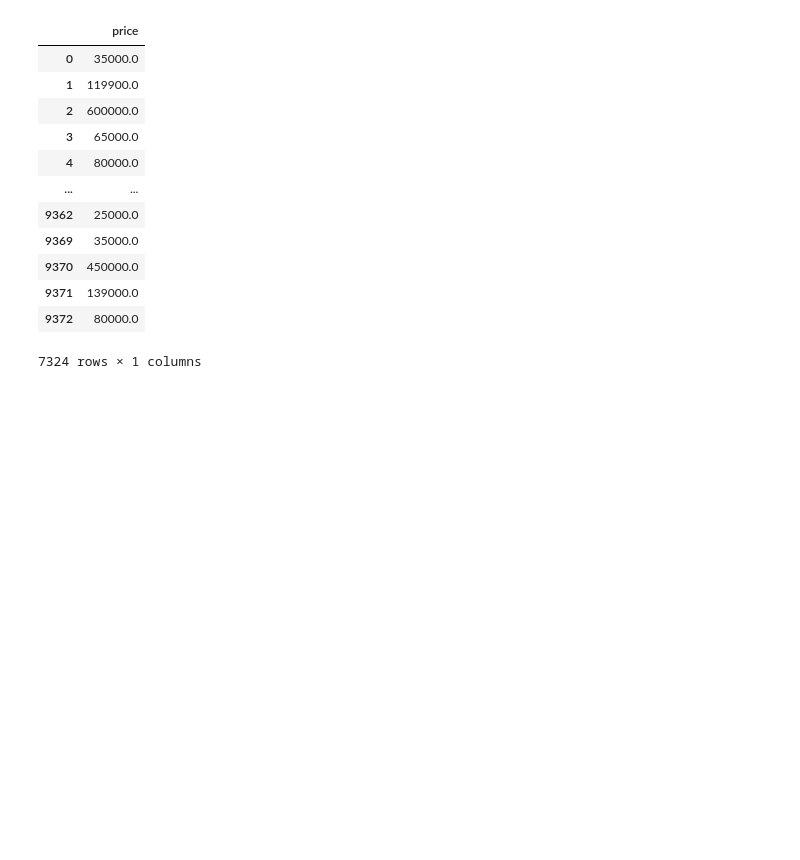
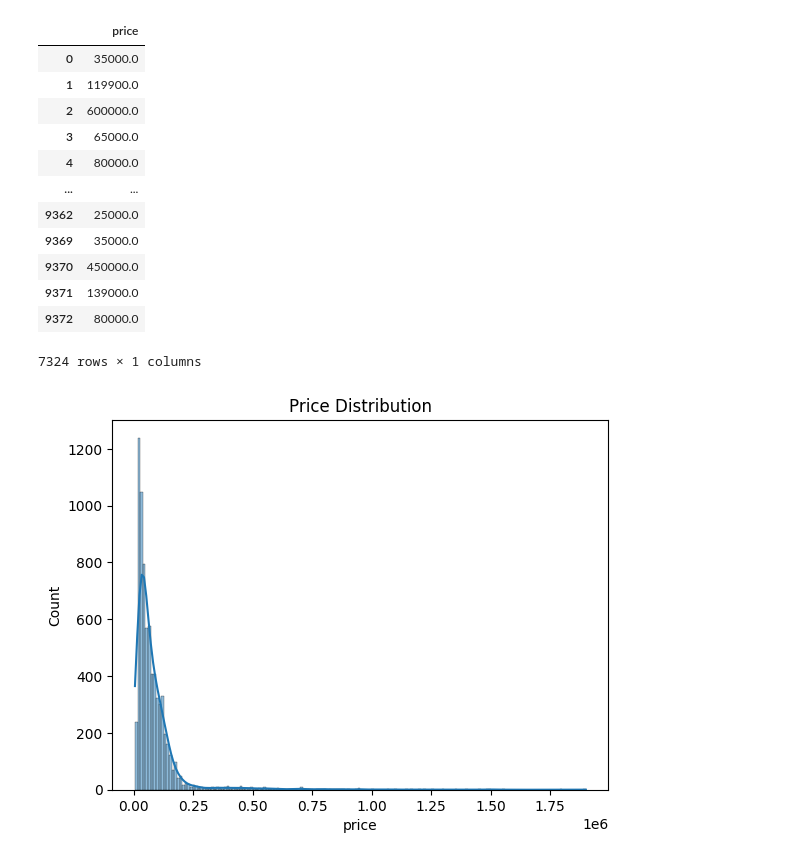
Before and after one commit to aadityendragauttam/Bike-Price-Prediciton, a Jupyter notebook: BIke prediction/datamanipulation.ipynb, the cells around one changed output. Drawn from its saved outputs; the diff is of its cells as text; code cells hidden in the pictures; blank space fills up the shorter version.

```diff
--- a/BIke prediction/datamanipulation.ipynb
+++ b/BIke prediction/datamanipulation.ipynb
@@ -4,5 +6,5 @@ import pandas as pd
 # %%
-df = pd.read_csv(r'C:\Users\user\OneDrive\Desktop\Data Science\ML\Projects\BIke prediction\Used_Bikes.csv')
+df = pd.read_csv(r'C:\Users\user\OneDrive\Desktop\Data Science\Bike-Price-Prediciton\BIke prediction\Used_Bikes.csv')
 # %%
 df
 # %% [output]
@@ -141,3 +143,9 @@ y
 | 9371 | 139000.0 |
 | 9372 | 80000.0 |
 7324 rows × 1 columns
+# %%
+sns.histplot(df['price'], kde=True)
+plt.title("Price Distribution")
+plt.show()
+# %% [output]
+[figure, added]
```
Also changed, not shown: parts of 8 cells of this notebook.
